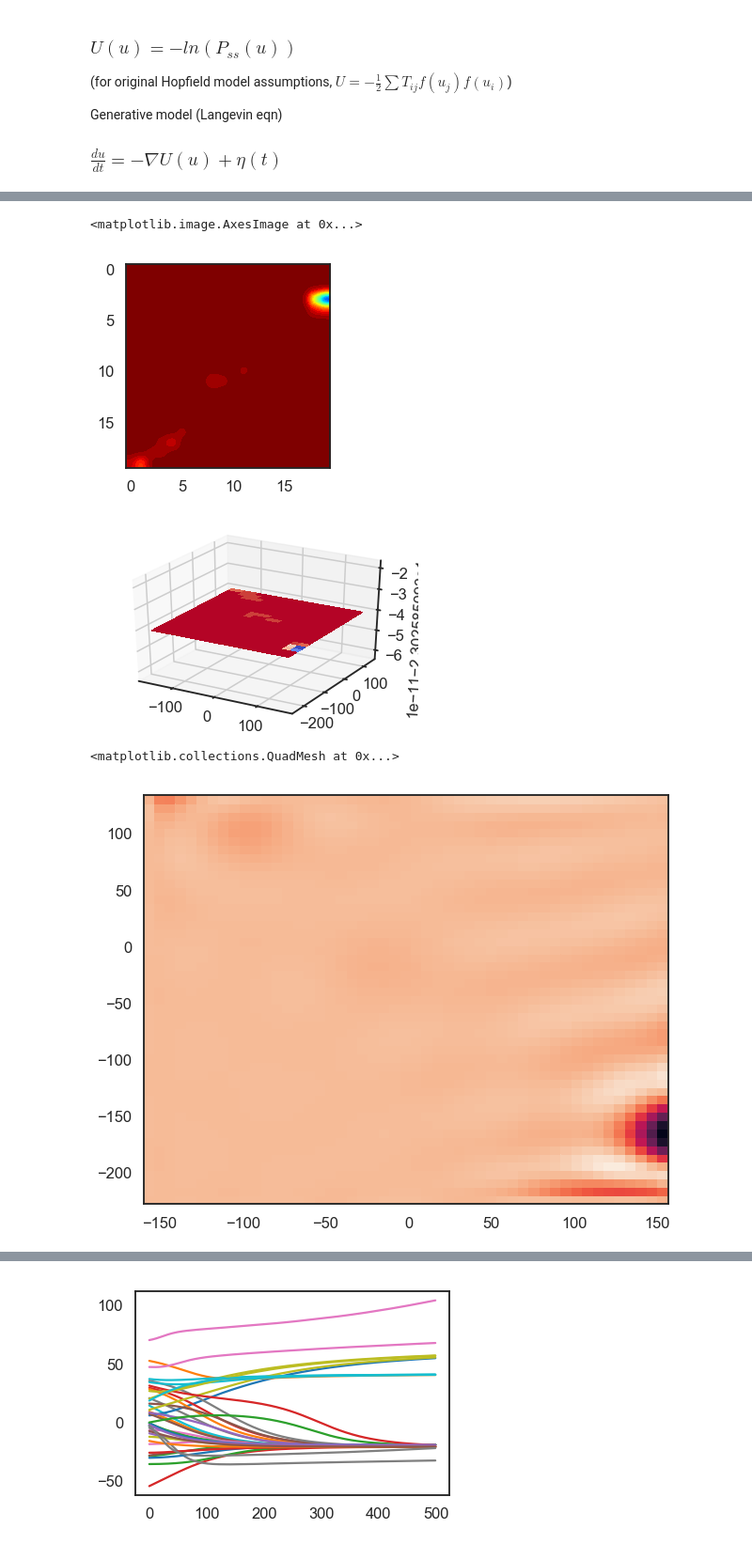
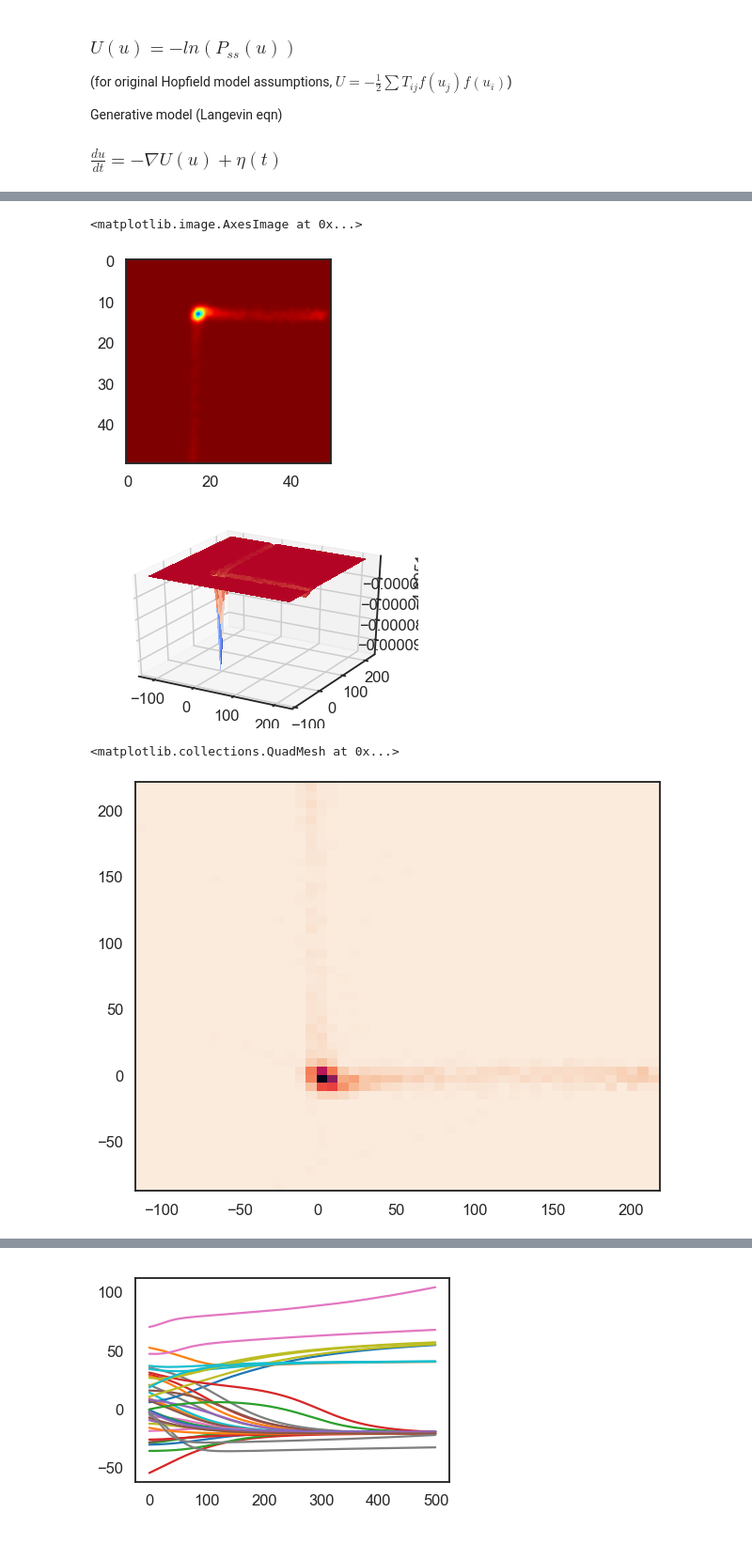
Before and after one commit to Kevin-Sean-Chen/Neural-Dynamics, a Jupyter notebook: Nonequilibrium_Hopfield.ipynb, the cells around one changed output, grey strips where cells are left out. Shown at 94% size. Saved outputs shown, nothing was run; the diff lists cells and outputs as text; code cells hidden in the pictures.

Commit message:
debugging inference for kernels

```diff
--- a/Nonequilibrium_Hopfield.ipynb
+++ b/Nonequilibrium_Hopfield.ipynb
@@ -103,7 +103,7 @@ the = 0  #threshold
 beta = .1  #global inhibition
 bound = 100  #upper bound for activation
 
-rep = 20  #instantiations
+rep = 5  #instantiations
 us = np.zeros((rep,N,len(time)))
 for rr in range(rep):
     u[:,:-1] = 0
@@ -198,7 +203,9 @@ plt.plot(data[0,3500:4000],'r')
 # %%
 xx = data[0,:]
-yy = data[10,:]
+yy = data[2,:]
 
+plt.plot(yy[4500:5000])
+plt.figure()
 plt.plot(xx,yy,'bo',alpha=0.2)
 # %% [output]
 [<matplotlib.lines.Line2D at 0x...>]
@@ -206,22 +214,22 @@ plt.plot(xx,yy,'bo',alpha=0.2)
 # %%
 ###landscape
-steps = 20
+steps = 50
 Xs = np.arange(min(xx), max(xx), (max(xx)-min(xx))/steps)
 Ys = np.arange(min(yy), max(yy), (max(yy)-min(yy))/steps)
 # Xs = np.arange(np.mean(xx)-np.std(xx), np.mean(xx)+np.std(xx), 1)
 # Ys = np.arange(np.mean(yy)-np.std(yy), np.mean(yy)+np.std(yy), 1)
 Pss, xedges, yedges = np.histogram2d(xx, yy, bins=[len(Xs),len(Ys)],normed='True')  #
-U = -np.log(Pss.T+10**10)
+U = -np.log(Pss.T+10**1)
 
 plt.imshow(U,interpolation='gaussian',cmap='jet')
 # %% [output]
 <matplotlib.image.AxesImage at 0x...>
-[figure, old version]
+[figure, new version]
 # %%
 ###3D landscape
 X, Y = np.meshgrid(Xs, Ys)
 Pss, xedges, yedges = np.histogram2d(xx, yy, bins=[len(Xs),len(Ys)],normed='True')
-U = -np.log(Pss.T+10**10)
+U = -np.log(Pss.T+10**2)
 
 # Plot the surface
 from mpl_toolkits.mplot3d import axes3d, Axes3D
@@ -231,42 +239,42 @@ ax = fig.gca(projection='3d')
 surf = ax.plot_surface(X, Y, U, cmap=cm.coolwarm,
                        linewidth=0, antialiased=False)
 # %% [output]
-[figure, old version]
+[figure, new version]
 # %%
 ### Gaussian Process regression for energy landscape of Hopfield network
 
 from itertools import product
 from sklearn.gaussian_process import GaussianProcessRegressor
 from sklearn.gaussian_process.kernels import RBF, ConstantKernel as C
 from mpl_toolkits.mplot3d import Axes3D
 
 xy = np.vstack((X.reshape(-1),Y.reshape(-1))).T
 
 y = U.reshape(-1)
 y = (y-np.mean(y))*10**9  #reasonable range???
 
 # Input space
 x1 = np.linspace(xy[:,0].min(), xy[:,0].max()) #p
 x2 = np.linspace(xy[:,1].min(), xy[:,1].max()) #q
 x = (np.array([x1, x2])).T
 
-kernel = RBF([5,5], (1e-2, 1e2))  # C(1.0, (1e-3, 1e3)) *
+kernel = RBF([10,10], (1e2, 1e-4))  # C(1.0, (1e-3, 1e3)) *
 gp = GaussianProcessRegressor(kernel=kernel)  #, n_restarts_optimizer=15
 
 gp.fit(xy, y)
 
 x1x2 = np.array(list(product(x1, x2)))
 y_pred, MSE = gp.predict(x1x2, return_std=True)  #return mean and std predictions
 
 X0p, X1p = x1x2[:,0].reshape(50,50), x1x2[:,1].reshape(50,50)
 Zp = np.reshape(y_pred,(50,50))
 
 fig = plt.figure(figsize=(10,8))
 ax = fig.add_subplot(111)
 ax.pcolormesh(X0p, X1p, Zp)
 # %% [output]
 <matplotlib.collections.QuadMesh at 0x...>
-[figure, old version]
+[figure, new version]
 # %%
 fig = plt.figure(figsize=(10,8))
 ax = fig.add_subplot(111)
```
Also changed, not shown: parts of 12 cells of this notebook, 7 other files.
